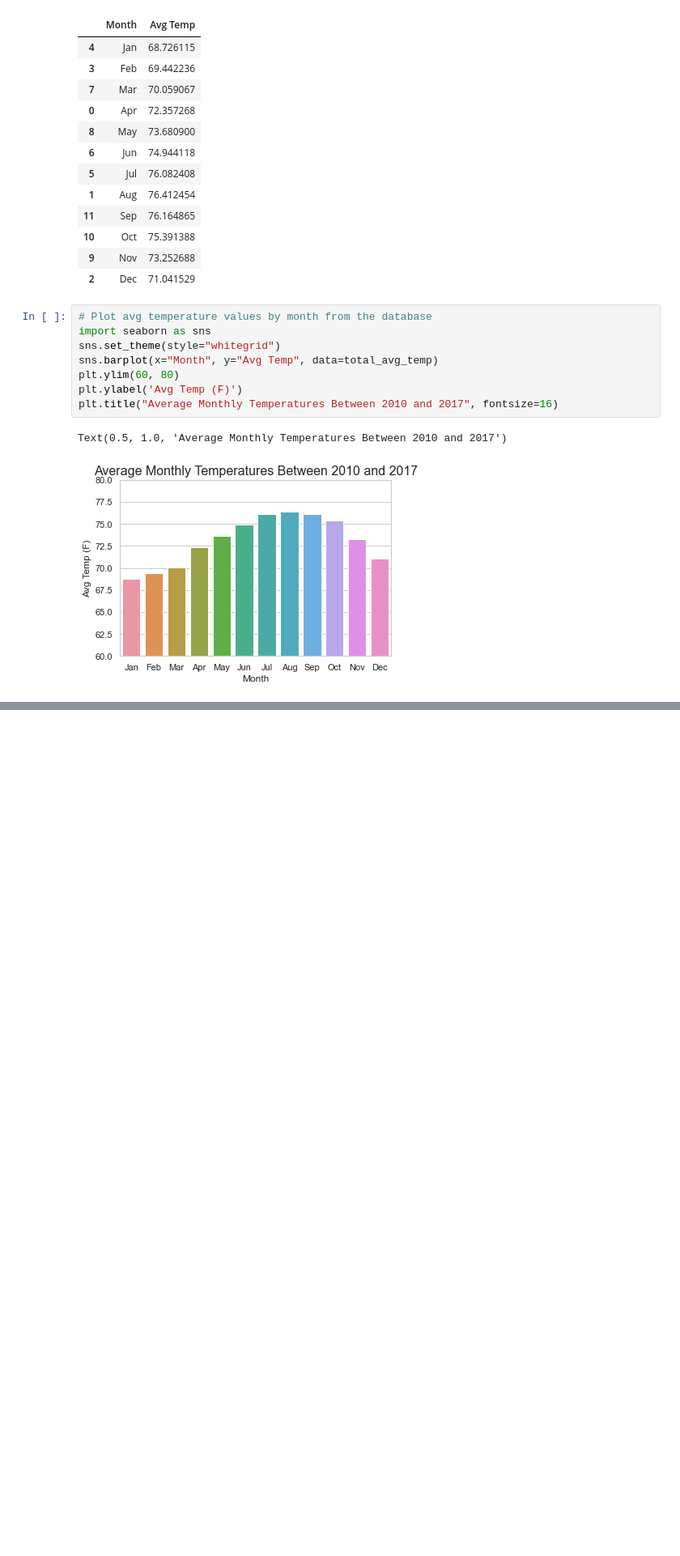
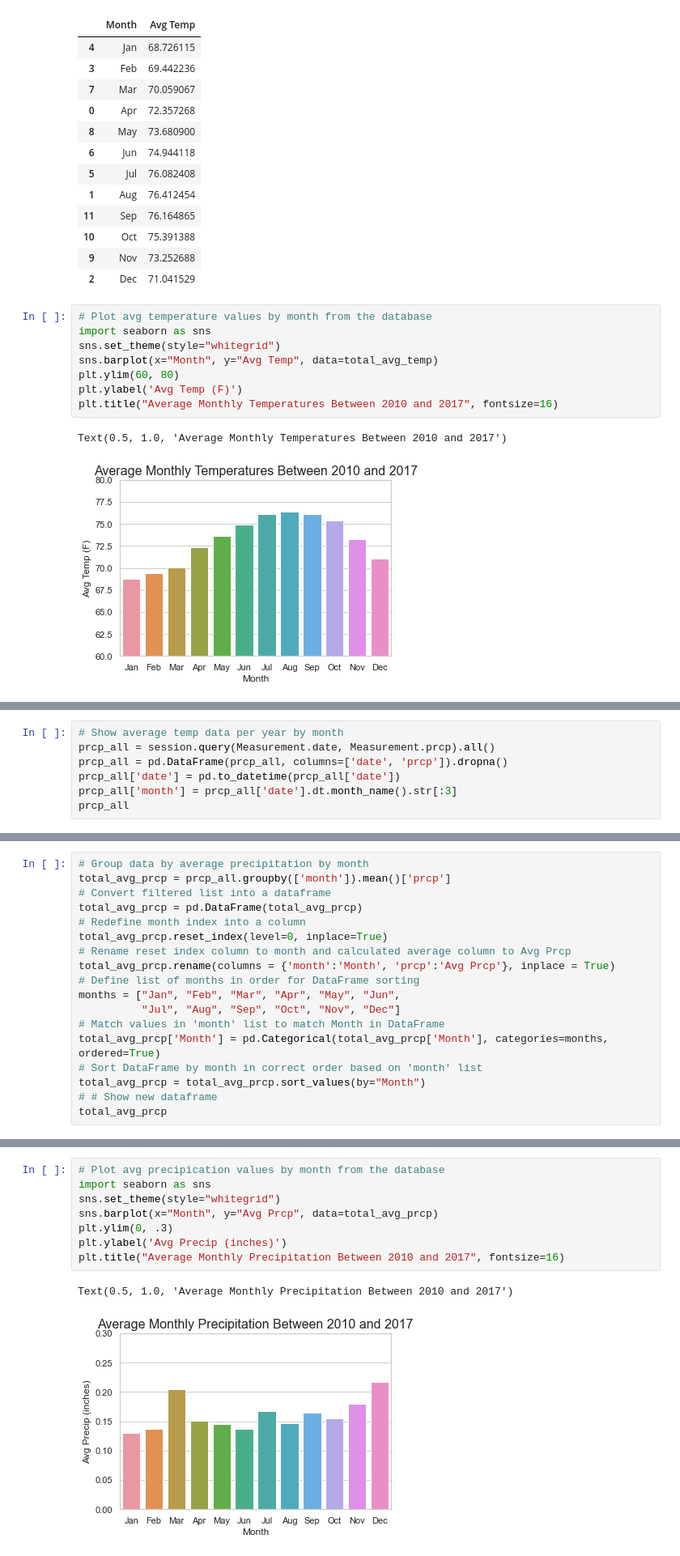
Before and after one commit to wattsr1/Surf-Ice-Cream-Shop-Analysis, a Jupyter notebook: SurfsUp_Challenge.ipynb, the cells around one changed output, grey strips where cells are left out. Shown at 81% size. Cells and saved outputs as stored; diff of their text form; blank space fills up the shorter version.

```diff
--- a/SurfsUp_Challenge.ipynb
+++ b/SurfsUp_Challenge.ipynb
@@ -242,0 +398,7 @@ Text(0.5, 1.0, 'Average Monthly Temperatures Between 2010 and 2017')
+# %%
+# Show average temp data per year by month
+prcp_all = session.query(Measurement.date, Measurement.prcp).all()
+prcp_all = pd.DataFrame(prcp_all, columns=['date', 'prcp']).dropna()
+prcp_all['date'] = pd.to_datetime(prcp_all['date'])
+prcp_all['month'] = prcp_all['date'].dt.month_name().str[:3]
+prcp_all
@@ -242,0 +419,18 @@ Text(0.5, 1.0, 'Average Monthly Temperatures Between 2010 and 2017')
+# %%
+# Group data by average precipitation by month
+total_avg_prcp = prcp_all.groupby(['month']).mean()['prcp']
+# Convert filtered list into a dataframe
+total_avg_prcp = pd.DataFrame(total_avg_prcp)
+# Redefine month index into a column
+total_avg_prcp.reset_index(level=0, inplace=True)
+# Rename reset index column to month and calculated average column to Avg Prcp
+total_avg_prcp.rename(columns = {'month':'Month', 'prcp':'Avg Prcp'}, inplace = True)
+# Define list of months in order for DataFrame sorting
+months = ["Jan", "Feb", "Mar", "Apr", "May", "Jun",
+          "Jul", "Aug", "Sep", "Oct", "Nov", "Dec"]
+# Match values in 'month' list to match Month in DataFrame
+total_avg_prcp['Month'] = pd.Categorical(total_avg_prcp['Month'], categories=months, ordered=True)
+# Sort DataFrame by month in correct order based on 'month' list
+total_avg_prcp = total_avg_prcp.sort_values(by="Month")
+# # Show new dataframe
+total_avg_prcp
@@ -242,0 +451,11 @@ Text(0.5, 1.0, 'Average Monthly Temperatures Between 2010 and 2017')
+# %%
+# Plot avg precipication values by month from the database
+import seaborn as sns
+sns.set_theme(style="whitegrid")
+sns.barplot(x="Month", y="Avg Prcp", data=total_avg_prcp)
+plt.ylim(0, .3)
+plt.ylabel('Avg Precip (inches)')
+plt.title("Average Monthly Precipitation Between 2010 and 2017", fontsize=16)
+# %% [output]
+Text(0.5, 1.0, 'Average Monthly Precipitation Between 2010 and 2017')
+[figure, added]
```
Also changed, not shown: parts of 14 cells of this notebook, 4 other files.
